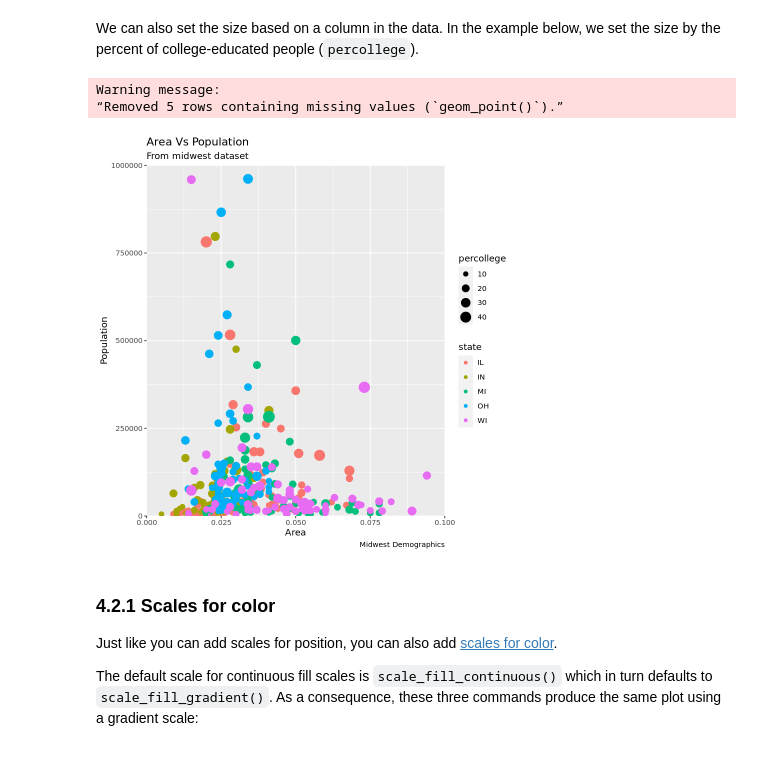
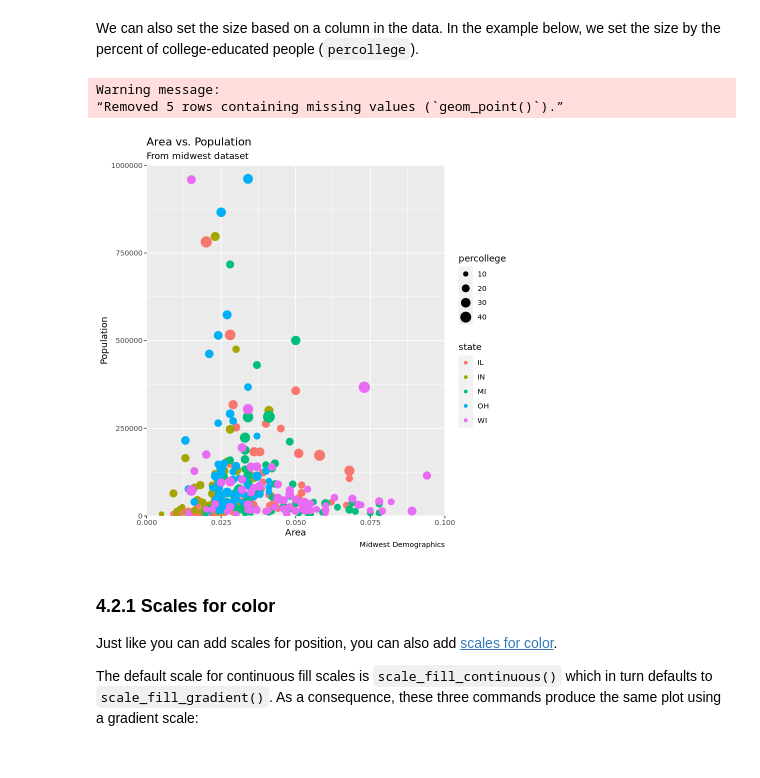
Before and after one commit to ageller/IntroToRggplot2, a Jupyter notebook: IntroToRggplot2_solutions.ipynb, the cells around one changed output. Cells and saved outputs as stored; diff of their text form; code cells hidden in the pictures.

```diff
--- a/IntroToRggplot2_solutions.ipynb
+++ b/IntroToRggplot2_solutions.ipynb
@@ -356,19 +353,19 @@ We can also set the size based on a column in the data.  In the example below, w
 # %%
 ggplot(midwest, aes(x=area, y=poptotal)) +
     geom_point(aes(color = state, size = percollege)) +  #set color based on the state and size based on percent college educated
     scale_x_continuous(limits=c(0, 0.1), expand=c(0,0)) +
     scale_y_continuous(limits=c(0, 1000000), expand=c(0,0)) +
     labs(
-        title="Area Vs Population",
+        title="Area vs. Population",
         subtitle="From midwest dataset",
         y="Population",
         x="Area",
         caption="Midwest Demographics"
     )
 # %% [output]
 Warning message:
 “Removed 5 rows containing missing values (`geom_point()`).”
-[figure, old version]
+[figure, new version]
 # %% [markdown]
 ### 4.2.1 Scales for color
 
```
Also changed, not shown: parts of 32 cells of this notebook, 2 other files.
